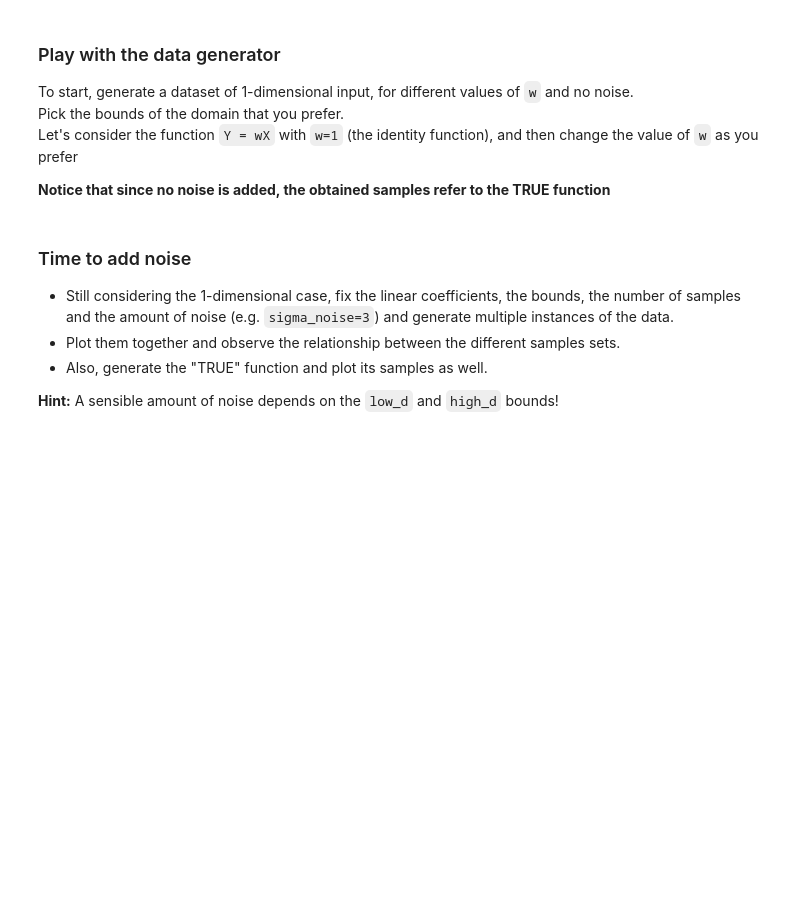
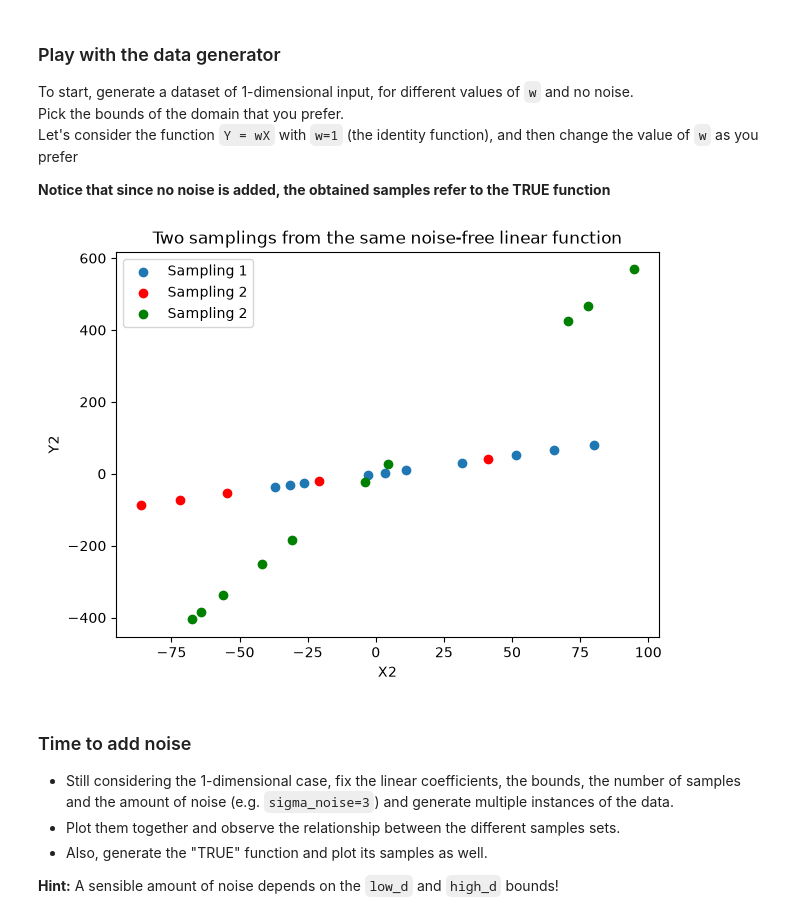
Before and after one commit to GulimSagi/CM_DAAI, a Jupyter notebook: 00_DataGeneration.ipynb, the cells around one changed output. Saved outputs shown, nothing was run; the diff lists cells and outputs as text; code cells hidden in the pictures; blank space fills up the shorter version.

```diff
--- a/00_DataGeneration.ipynb
+++ b/00_DataGeneration.ipynb
@@ -59,27 +59,36 @@ To start, generate a dataset of 1-dimensional input, for different values of `w`
 # %%
 w = np.array([1])
 d = 1
 low_d = np.array([-100])
 high_d = np.array([100])
 
 n = 10
 X, Y = linearRegrFunction(n, d, low_d, high_d, w, 0)
 
 plt.figure(figsize=(7, 5))
 plt.scatter(X, Y, label="Sampling 1")
 
 # TODO 1: generate a second sampling using exactly the same parameters.
 # TODO 2: visualize it on the same plot using a different marker.
-X1, Y1 = ...
-# plt.scatter(...)
+X1, Y1 = linearRegrFunction(5, d,low_d, high_d, w,0)
+plt.scatter(X1, Y1, label="Sampling 2",c='red')
+
+X2,Y2=linearRegrFunction(10,d,low_d,high_d,6,0)
+plt.scatter(X2, Y2, label="Sampling 2",c='green')
 
 plt.xlabel("X")
 plt.ylabel("Y")
+plt.xlabel("X1")
+plt.ylabel("Y1")
+plt.xlabel("X2")
+plt.ylabel("Y2")
 plt.title("Two samplings from the same noise-free linear function")
 plt.legend()
 plt.show()
 
 # QUESTION: what changes if you increase n? What changes if you modify w?
+# %% [output]
+[figure, added]
 # %% [markdown]
 ### Time to add noise
 
```
Also changed, not shown: parts of 3 cells of this notebook.
